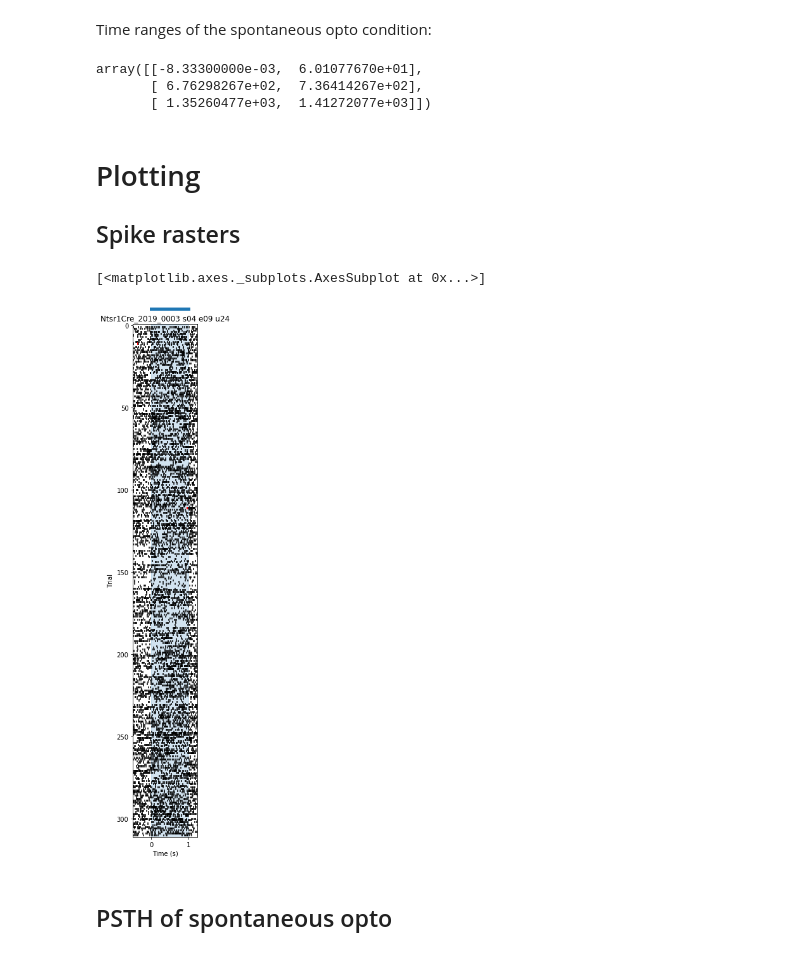
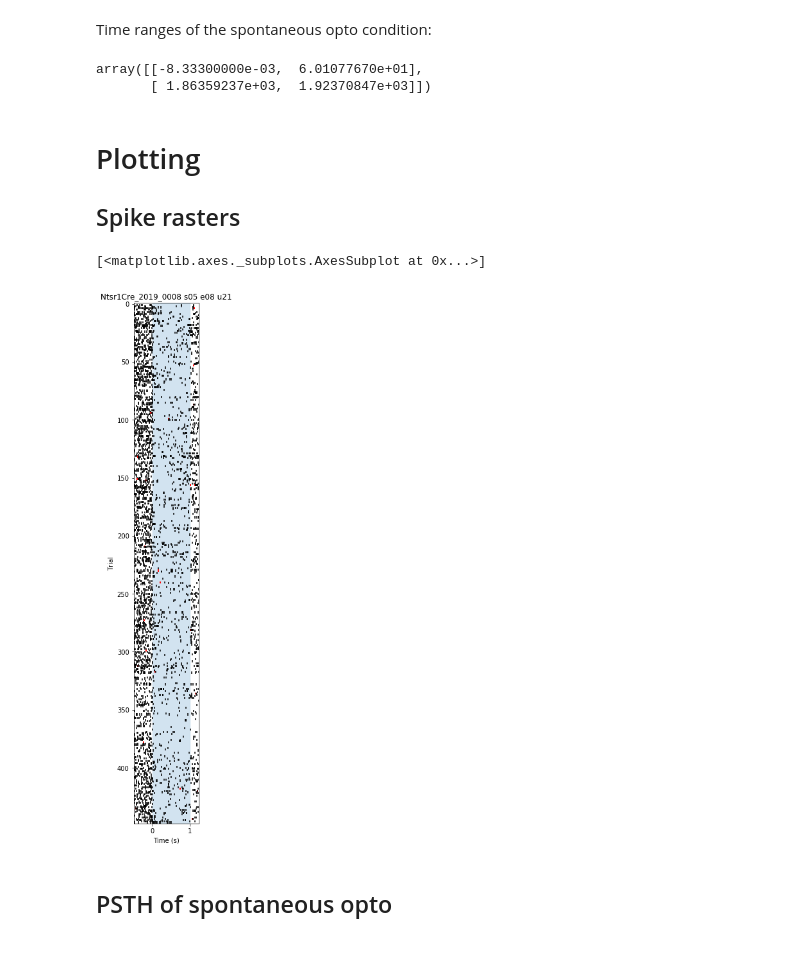
Before and after one commit to yannikbauer/hollymov_code, a Jupyter notebook: notebooks/20191115_test_hollymov_utils.ipynb, the cells around one changed output. Saved outputs shown, nothing was run; the diff lists cells and outputs as text; code cells hidden in the pictures.

```diff
--- a/notebooks/20191115_test_hollymov_utils.ipynb
+++ b/notebooks/20191115_test_hollymov_utils.ipynb
@@ -55,6 +74,6 @@ array([[  61.6205,   86.6676],
 # %% [markdown]
 Time ranges of the opto events (start and stop of each opto pulse):
 # %%
-evtimesopto_s04e09 = (Event.Times()&{'m': 'Ntsr1Cre_2019_0003', 's': 4, 'e': 9, 'u':'14','ev_chan':'opto1'}).fetch('ev_tranges')
+evtimesopto = (Event.Times()&{'m': m, 's': s, 'e': e, 'u':u,'ev_chan':'opto1'}).fetch('ev_tranges')
 # %% [markdown]
 Time ranges of every second (also those that have no opto condition):
@@ -71,0 +80,3 @@ array([[   3.469,    4.469],
+# %%
+tranges_all = hollymov_utils.get_all_tranges(evtimesopto)
+tranges_all
@@ -77,37 +96,37 @@ evtranges_stim = tranges_all_s04e09[util.intersect_tranges(stim_tranges, tranges
 Time ranges that are within the stimulus but depending on opto/no-opto condition:
 # %%
 # get the opto, no opto mask
-_, _, opto = (spk & {'m': 'Ntsr1Cre_2019_0003', 's': '4', 'e': '9'}).get_tranges(tranges=tranges_all_s04e09)
+_, _, opto = (spk & key).get_tranges(tranges=tranges_all)
 no_opto = ~opto
 
 # get array with time ranges depending on conditon
-tranges_opto_s04e09 = tranges_all_s04e09[opto]
-tranges_noopto_s04e09 = tranges_all_s04e09[no_opto]
+tranges_opto = tranges_all[opto]
+tranges_noopto = tranges_all[no_opto]
 # %% [markdown]
 Time ranges of the 4 conditons:
 # %%
 # (1) condition: opto on switch
-tranges_opto_on_s04e09_all = hollymov_utils.get_tranges_cond_swit(tranges_opto_s04e09)
+tranges_opto_on_all = hollymov_utils.get_tranges_cond_swit(tranges_opto)
 # (2) condition: opto on continuity
-tranges_opto_cont_s04e09_all = hollymov_utils.get_tranges_cond_cont(tranges_opto_s04e09)
+tranges_opto_cont_all = hollymov_utils.get_tranges_cond_cont(tranges_opto)
 # (3) condition: opto off switch
-tranges_opto_off_s04e09_all = hollymov_utils.get_tranges_cond_swit(tranges_noopto_s04e09)
+tranges_opto_off_all = hollymov_utils.get_tranges_cond_swit(tranges_noopto)
 # (4) condition: no opto continuity
-tranges_noopto_cont_s04e09_all = hollymov_utils.get_tranges_cond_cont(tranges_noopto_s04e09)
+tranges_noopto_cont_all = hollymov_utils.get_tranges_cond_cont(tranges_noopto)
 
 # select only those that are in stim and not spontOpto
-tranges_opto_on_s04e09 = tranges_opto_on_s04e09_all[util.intersect_tranges(stim_tranges, tranges_opto_on_s04e09_all)]
-tranges_opto_cont_s04e09 = tranges_opto_cont_s04e09_all[util.intersect_tranges(stim_tranges, tranges_opto_cont_s04e09_all)]
-tranges_opto_off_s04e09 = tranges_opto_off_s04e09_all[util.intersect_tranges(stim_tranges, tranges_opto_off_s04e09_all)]
-tranges_noopto_cont_s04e09 = tranges_noopto_cont_s04e09_all[util.intersect_tranges(stim_tranges, tranges_noopto_cont_s04e09_all)]
+tranges_opto_on = tranges_opto_on_all[util.intersect_tranges(stim_tranges, tranges_opto_on_all)]
+tranges_opto_cont = tranges_opto_cont_all[util.intersect_tranges(stim_tranges, tranges_opto_cont_all)]
+tranges_opto_of = tranges_opto_off_all[util.intersect_tranges(stim_tranges, tranges_opto_off_all)]
+tranges_noopto_cont = tranges_noopto_cont_all[util.intersect_tranges(stim_tranges, tranges_noopto_cont_all)]
 # %% [markdown]
 Time ranges of the spontaneous opto condition:
-# %%
-xptranges_spont = hollymov_utils.get_xptranges_spont(key_s04e09)
-xptranges_spont
-# %% [output]
-array([[-8.33300000e-03,  6.01077670e+01],
-       [ 6.76298267e+02,  7.36414267e+02],
-       [ 1.35260477e+03,  1.41272077e+03]])
+# %%
+# if remote, you need to mount mudata e.g. sshfs -p 1021 -o follow_symlinks schmors@tunnel.bio.lmu.de:/mudata mudata/
+xptranges_spont = hollymov_utils.get_xptranges_spont(key)
+xptranges_spont
+# %% [output]
+array([[-8.33300000e-03,  6.01077670e+01],
+       [ 1.86359237e+03,  1.92370847e+03]])
 # %%
 # get all event time ranges within spontOpto
@@ -117,10 +136,10 @@ evtranges_spont = tranges_all_s04e09[util.intersect_tranges(xptranges_spont, tra
 
 ## Spike rasters
 # %%
-(spk & {'m': 'Ntsr1Cre_2019_0003', 's':4, 'e':9, 'u':24}).traster(offsets=[-0.5, 0.25], stimis=False, tranges=tranges_opto_on_s04e09, title=True, optocolor='k', eventbar=True, bursts=True, eventfill=True)
+(spk & {'m': m, 's':s, 'e':e, 'u':u}).traster(offsets=[-0.5, 0.25], stimis=False, tranges=tranges_opto_on, title=True, optocolor='k', bursts=True, eventfill=True)
 # %% [output]
 [<matplotlib.axes._subplots.AxesSubplot at 0x...>]
-[figure, old version]
+[figure, new version]
 # %% [markdown]
 ## PSTH of spontaneous opto
 # %%
```
Also changed, not shown: parts of 18 cells of this notebook.
